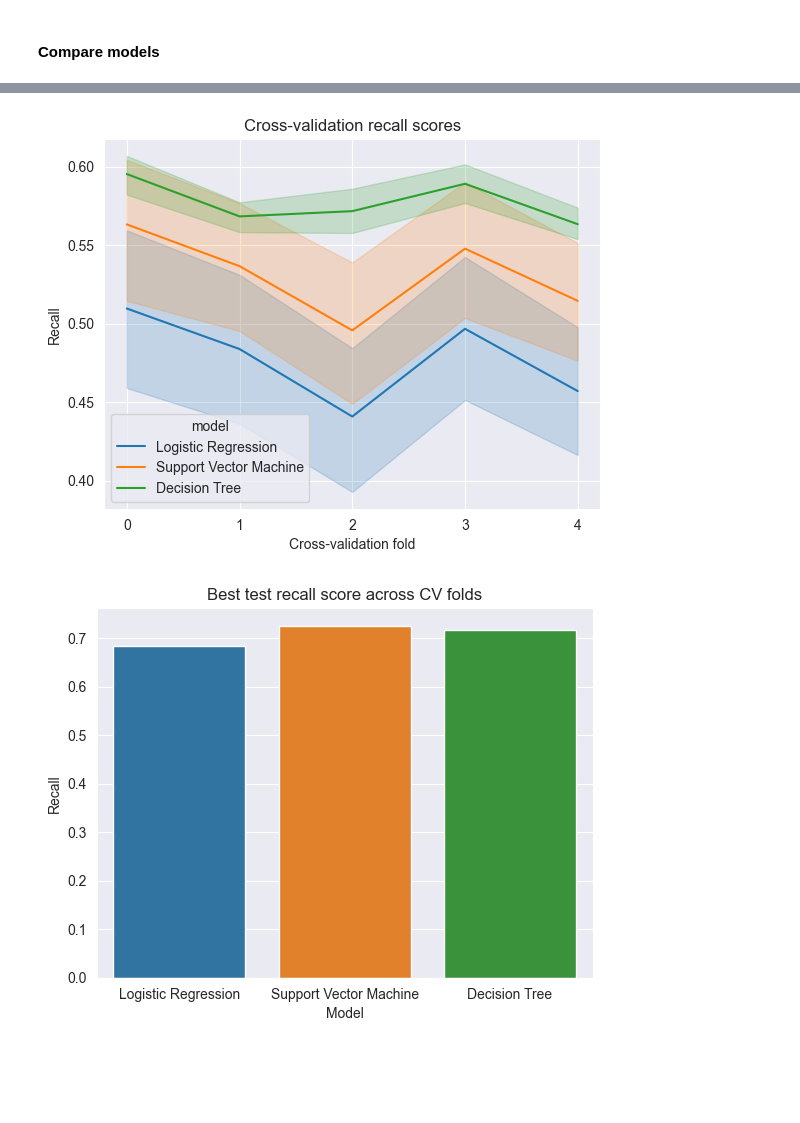
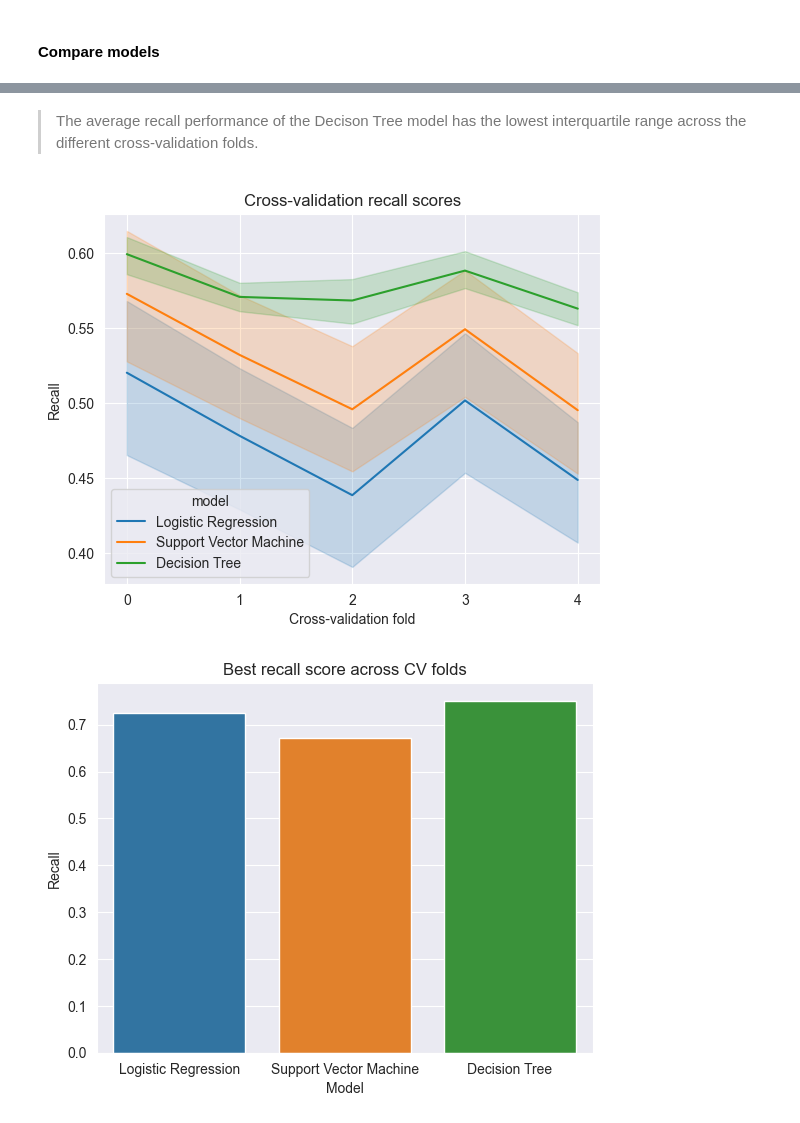
Before and after one commit to bastien-winant/ml-zoomcamp, a Jupyter notebook: midterm/notebook.ipynb, the cells around one changed output, grey strips where cells are left out. Saved outputs shown, nothing was run; the diff lists cells and outputs as text; code cells hidden in the pictures; blank space fills up the shorter version.

Commit message:
compare validation accuracy and recall across models

```diff
--- a/midterm/notebook.ipynb
+++ b/midterm/notebook.ipynb
@@ -510,24 +512,27 @@ df = df.drop(['expid', 'success'], axis=1).reset_index(drop=True)
 # %%
 df_full_train, df_test = train_test_split(df, test_size=0.2, random_state=1, stratify=df.failure)
 df_train, df_val = train_test_split(df_full_train, test_size=0.25, random_state=1, stratify=df_full_train.failure)
-# %%
-def one_hot_encoding(df, dv=None):
-	df_dicts = df.to_dict(orient='records')
-
-	if not dv:
-		dv = DictVectorizer(sparse=False)
-		dv.fit(df_dicts)
-
-	X = pd.DataFrame(
-		data=dv.transform(df_dicts),
-		columns=dv.get_feature_names_out()
-	)
-
-	return X, dv
+# %%
+def one_hot_encoding(df, enc=None):
+	df_categorical = df.select_dtypes(exclude='number').reset_index(drop=True)
+	df_numerical = df.select_dtypes('number').reset_index(drop=True)
+
+	if not enc:
+		enc = OneHotEncoder(sparse_output=False, handle_unknown='infrequent_if_exist', drop='if_binary', dtype=np.int32)
+		enc.fit(df_categorical)
+
+	df_encoded = pd.DataFrame(
+		data=enc.transform(df_categorical),
+		columns=enc.get_feature_names_out()
+	)
+
+	X = pd.concat([df_encoded, df_numerical], axis=1)
+
+	return X, enc
 # %%
-X_train, dv = one_hot_encoding(df_train)
-X_val, _ = one_hot_encoding(df_val, dv=dv)
-X_test, _ = one_hot_encoding(df_test, dv=dv)
+X_train, enc = one_hot_encoding(df_train)
+X_val, _ = one_hot_encoding(df_val, enc=enc)
+X_test, _ = one_hot_encoding(df_test, enc=enc)
 # %%
 y_train = X_train.failure
 y_val = X_val.failure
@@ -684,3 +721,5 @@ plt.show()
+# %% [markdown]
+> The average recall performance of the Decison Tree model has the lowest interquartile range across the different cross-validation folds.
 # %%
 split_scores = pd.concat([lr_results, svm_results, dt_results], ignore_index=True)
 split_scores = split_scores.melt(
@@ -698,7 +737,7 @@ plt.xlabel('Cross-validation fold')
 plt.ylabel('Recall')
 plt.show()
 # %% [output]
-[figure, old version]
+[figure, new version]
 # %%
 best_scores = {
 	'Logistic Regression': lr_grid.best_score_,
@@ -708,13 +747,13 @@ best_scores = {
 # %%
 sns.barplot(
 	x=best_scores.keys(),
 	y=best_scores.values(),
 	hue=best_scores.keys()
 )
 
-plt.title('Best test recall score across CV folds')
+plt.title('Best recall score across CV folds')
 plt.xlabel('Model')
 plt.ylabel('Recall')
 plt.show()
 # %% [output]
-[figure, old version]
+[figure, new version]
```
Also changed, not shown: parts of 17 cells of this notebook.
